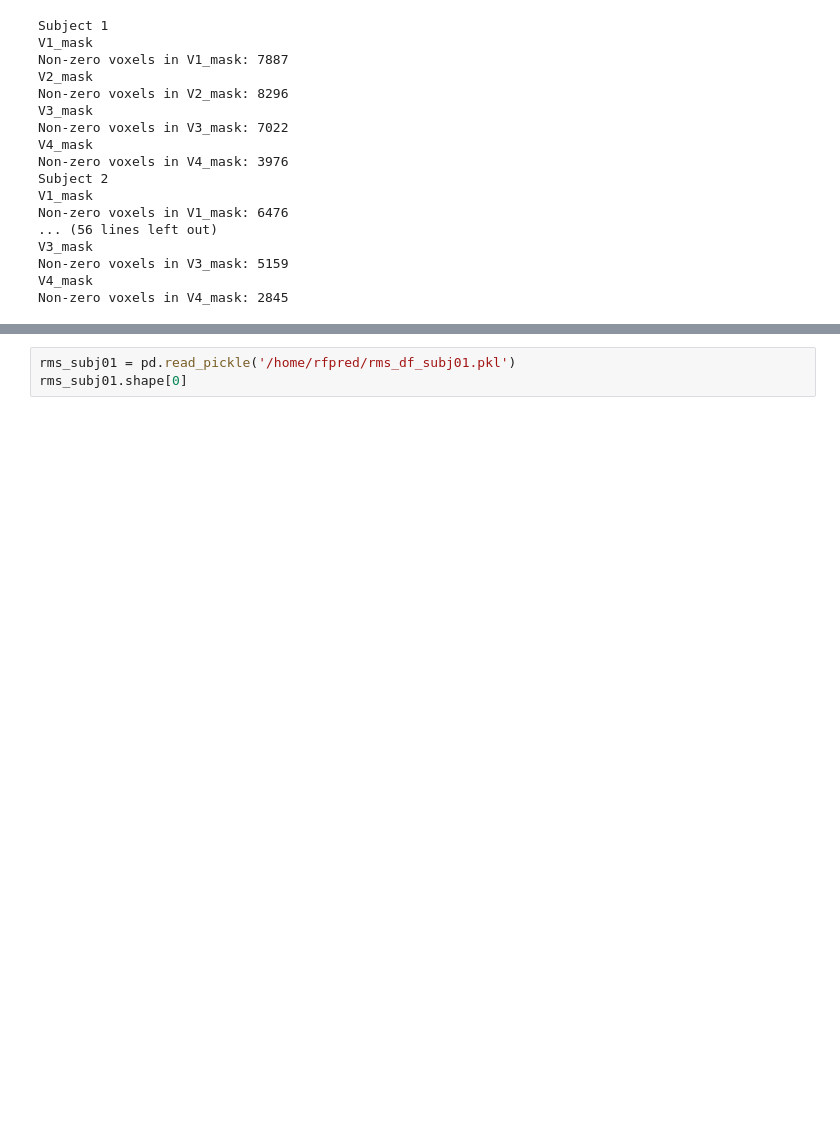
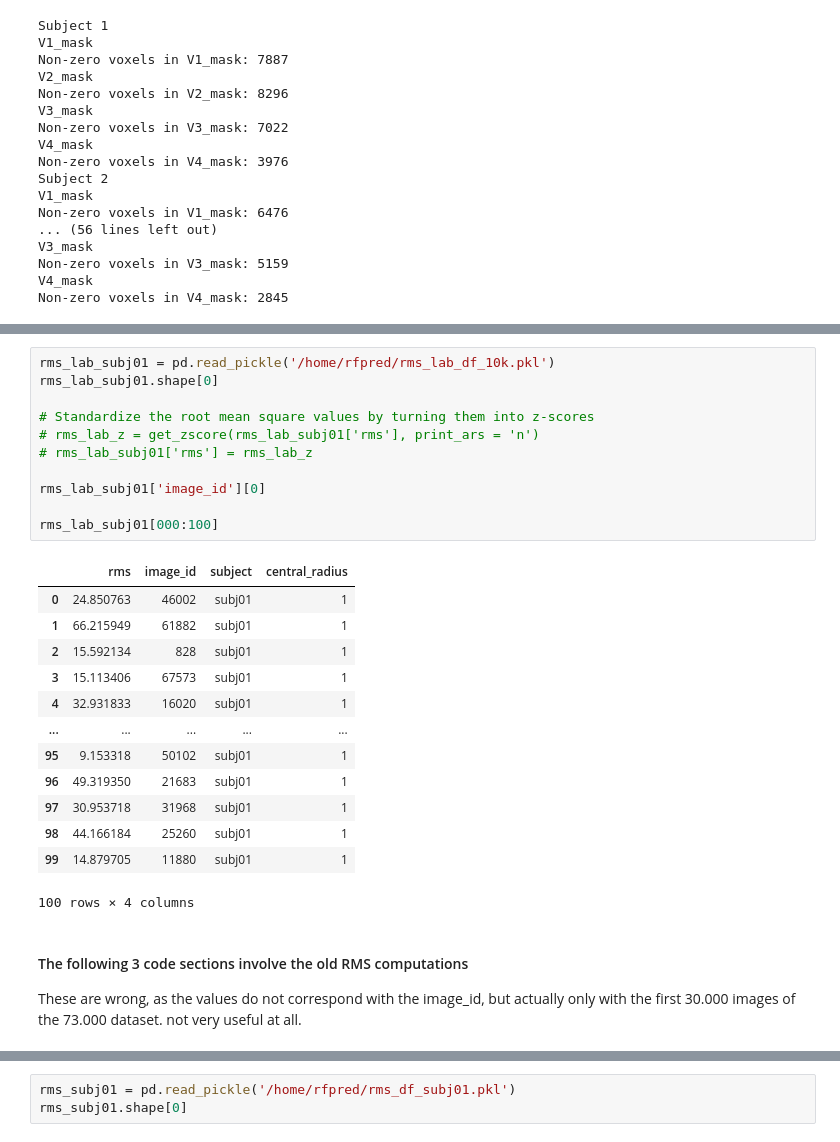
Before and after one commit to WiegerScheurer/spatpred, a Jupyter notebook: notebooks/construction_work.ipynb, the cells around one changed output, grey strips where cells are left out. Drawn from its saved outputs; the diff is of its cells as text; blank space fills up the shorter version.

```diff
--- a/notebooks/construction_work.ipynb
+++ b/notebooks/construction_work.ipynb
@@ -60,0 +205,29 @@ Processing image number: 20 out of 21
+# %%
+rms_lab_subj01 = pd.read_pickle('/home/rfpred/rms_lab_df_10k.pkl')
+rms_lab_subj01.shape[0]
+
+# Standardize the root mean square values by turning them into z-scores
+# rms_lab_z = get_zscore(rms_lab_subj01['rms'], print_ars = 'n')
+# rms_lab_subj01['rms'] = rms_lab_z
+
+rms_lab_subj01['image_id'][0]
+
+rms_lab_subj01[000:100]
+# %% [output]
+|  | rms | image_id | subject | central_radius |
+| 0 | 24.850763 | 46002 | subj01 | 1 |
+| 1 | 66.215949 | 61882 | subj01 | 1 |
+| 2 | 15.592134 | 828 | subj01 | 1 |
+| 3 | 15.113406 | 67573 | subj01 | 1 |
+| 4 | 32.931833 | 16020 | subj01 | 1 |
+| ... | ... | ... | ... | ... |
+| 95 | 9.153318 | 50102 | subj01 | 1 |
+| 96 | 49.319350 | 21683 | subj01 | 1 |
+| 97 | 30.953718 | 31968 | subj01 | 1 |
+| 98 | 44.166184 | 25260 | subj01 | 1 |
+| 99 | 14.879705 | 11880 | subj01 | 1 |
+100 rows × 4 columns
+# %% [markdown]
+#### The following 3 code sections involve the old RMS computations
+
+These are wrong, as the values do not correspond with the image_id, but actually only with the first 30.000 images of the 73.000 dataset. not very useful at all.
```
Also changed, not shown: parts of 19 cells of this notebook, 3 other files.
